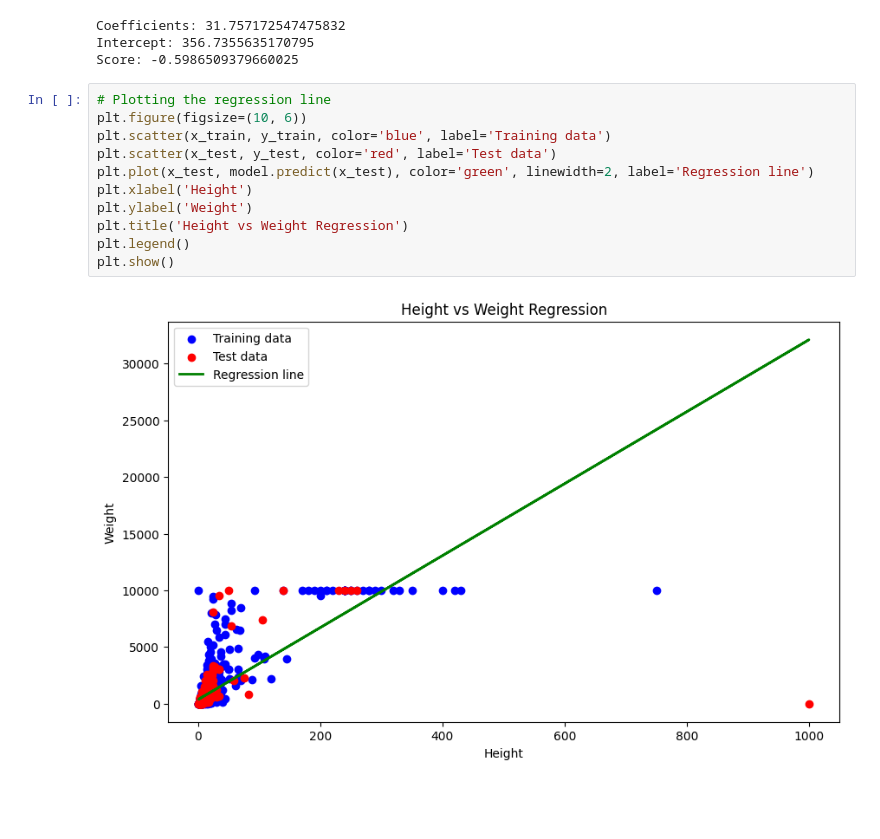
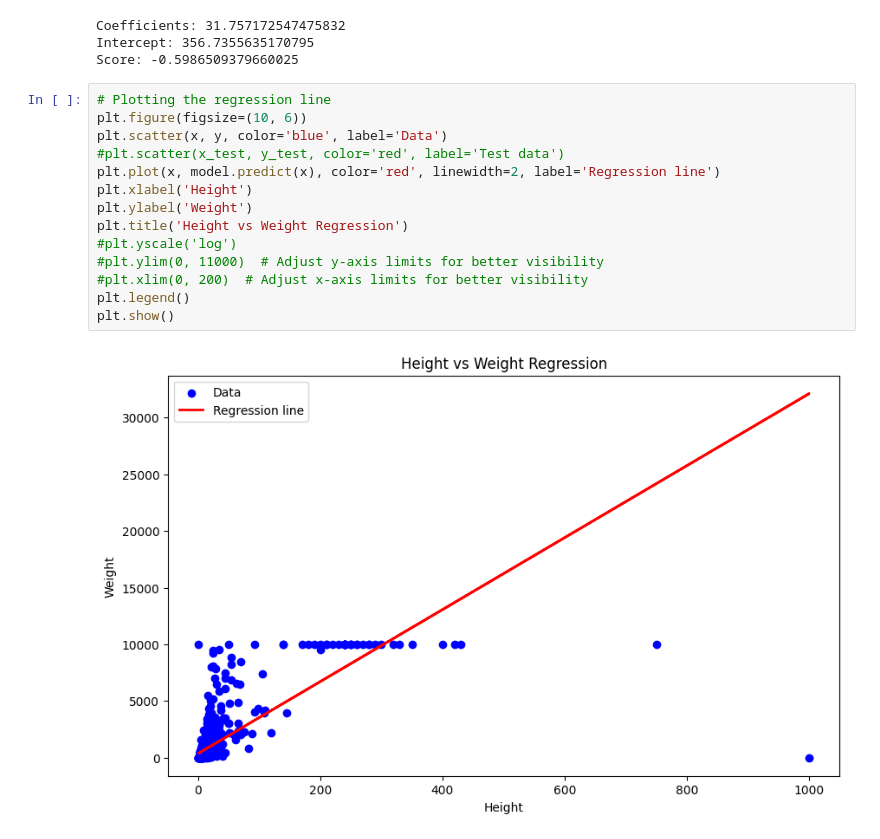
Before and after one commit to nh-spipitone/DataAnalyst-course, a Jupyter notebook: Studenti/GiovanniBartolini/Giorno12/esempio_regressione_lineare.ipynb, the cells around one changed output. Saved outputs shown, nothing was run; the diff lists cells and outputs as text; blank space fills up the shorter version.

```diff
--- a/Studenti/GiovanniBartolini/Giorno12/esempio_regressione_lineare.ipynb
+++ b/Studenti/GiovanniBartolini/Giorno12/esempio_regressione_lineare.ipynb
@@ -41,13 +41,16 @@ Score: -0.5986509379660025
 # %%
 # Plotting the regression line
 plt.figure(figsize=(10, 6))
-plt.scatter(x_train, y_train, color='blue', label='Training data')
-plt.scatter(x_test, y_test, color='red', label='Test data')
-plt.plot(x_test, model.predict(x_test), color='green', linewidth=2, label='Regression line')
+plt.scatter(x, y, color='blue', label='Data')
+#plt.scatter(x_test, y_test, color='red', label='Test data')
+plt.plot(x, model.predict(x), color='red', linewidth=2, label='Regression line')
 plt.xlabel('Height')
 plt.ylabel('Weight')
 plt.title('Height vs Weight Regression')
+#plt.yscale('log')
+#plt.ylim(0, 11000)  # Adjust y-axis limits for better visibility
+#plt.xlim(0, 200)  # Adjust x-axis limits for better visibility
 plt.legend()
 plt.show()
 # %% [output]
-[figure, old version]
+[figure, new version]
```
Also changed, not shown: parts of 8 cells of this notebook.
